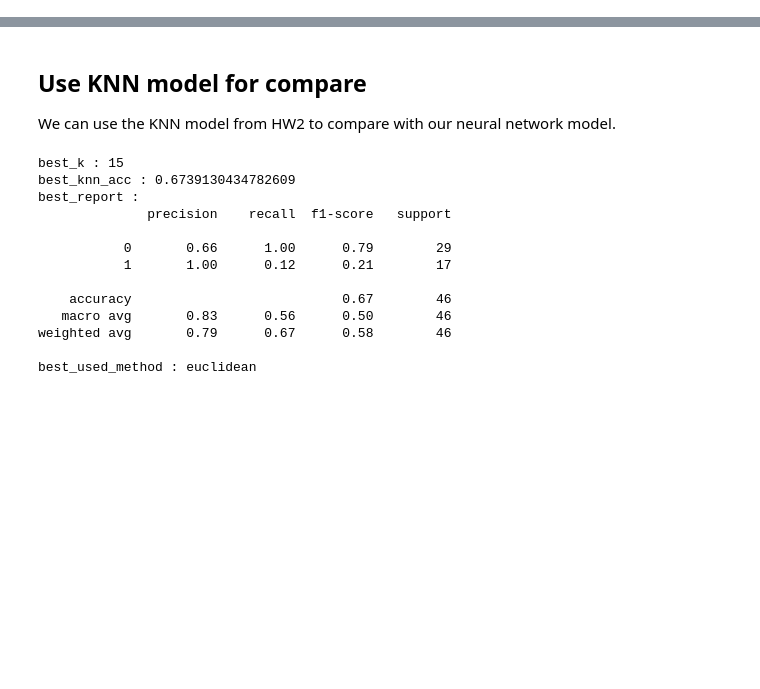
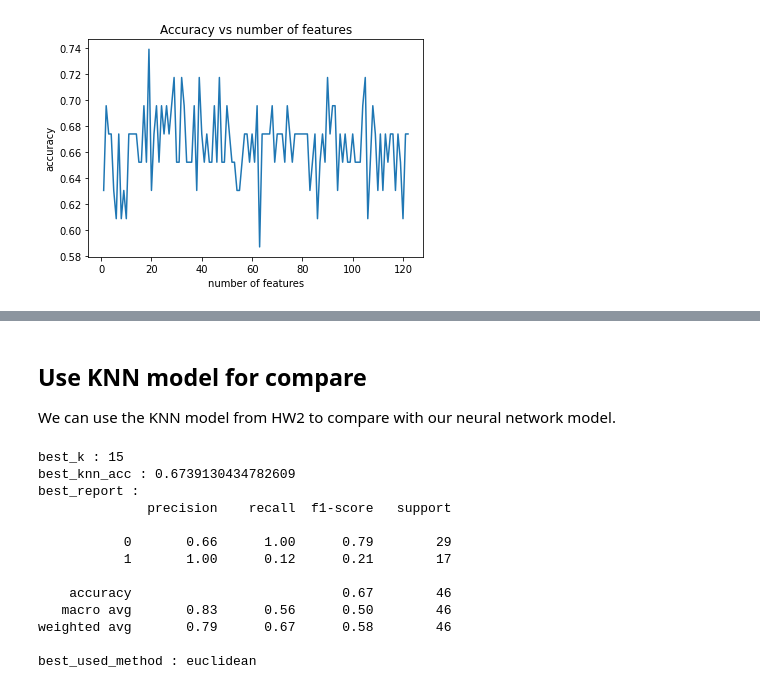
Before and after one commit to ofryma/intro-to-AI, a Jupyter notebook: hw/data_mining_project/cancer_dignose/cancer_nn.ipynb, the cells around one changed output, grey strips where cells are left out. Drawn from its saved outputs; the diff is of its cells as text; code cells hidden in the pictures; blank space fills up the shorter version.

```diff
--- a/hw/data_mining_project/cancer_dignose/cancer_nn.ipynb
+++ b/hw/data_mining_project/cancer_dignose/cancer_nn.ipynb
@@ -246,0 +181,77 @@ Using 39 features out of 123
+# %%
+
+# Implament feature selection using random forest
+fs_n = [] # Used to store the feature importance scores for each individual key in X_train
+fs_acc = [] # Hold all of the feature importance scores accuracy for all of the keys in X_train
+best_acc = 0
+best_n = 0
+original_len = len(X_train.keys())
+best_top_features = []
+estimators = 100 #The number of desicion trees
+
+clf = RandomForestClassifier(n_estimators=estimators)
+clf.fit(X_train, y_train)
+importances = clf.feature_importances_
+
+# Searching all the possible numbers for the best accuracy
+for n in range(1 , len(X_train.keys())):
+  # saving a list of n
+  fs_n.append(n)
+  # getting the n top features to this list
+  top_n_features = importances.argsort()[-n:]
+
+  X_train_top = {}
+  X_test_top = {}
+  X_validation_top = {}
+
+  # generate new dataframes with only the n top features
+  for feature in top_n_features:
+    f_name = list(X_train.keys())[feature]
+    X_train_top[f_name] = X_train[f_name]
+    X_test_top[f_name] = X_test[f_name]
+    X_validation_top[f_name] = X_validation[f_name]
+
+  X_train_top = pd.DataFrame.from_dict(X_train_top)
+  X_test_top = pd.DataFrame.from_dict(X_test_top)
+  X_validation_top = pd.DataFrame.from_dict(X_validation_top)
+
+  #  Training the random forest classifier on the selected feature
+  clf2 = RandomForestClassifier(n_estimators=estimators)
+  clf2.fit(X_train_top, y_train)
+
+  y_pred = clf2.predict(X_test_top)
+  acc = accuracy_score(y_pred , y_test)
+  # creating a list of all accuracies
+  fs_acc.append(acc)
+
+  if acc > best_acc:
+    best_acc = acc
+    best_n = n
+    best_top_features = top_n_features
+
+  del clf2
+
+
+# Ploting the accuracy as a function of the number of features
+plt.plot(fs_n , fs_acc)
+plt.xlabel('number of features')
+plt.ylabel('accuracy')
+plt.title('Accuracy vs number of features')
+plt.show()
+
+print(f"\nUsing {best_n} features out of {original_len}\n")
+
+
+# Changing the data to match the best feature selection
+for index , feature in enumerate(best_top_features):
+  f_name = list(X_train.keys())[feature]
+  print(f"{index+1}. {f_name}")
+  X_train_top[f_name] = X_train[f_name]
+  X_test_top[f_name] = X_test[f_name]
+  X_validation_top[f_name] = X_validation[f_name]
+
+X_train = pd.DataFrame.from_dict(X_train_top)
+X_test = pd.DataFrame.from_dict(X_test_top)
+X_validation = pd.DataFrame.from_dict(X_validation_top)
+# %% [output]
+[figure, added]
```
Also changed, not shown: parts of 17 cells of this notebook, 2 other files.
